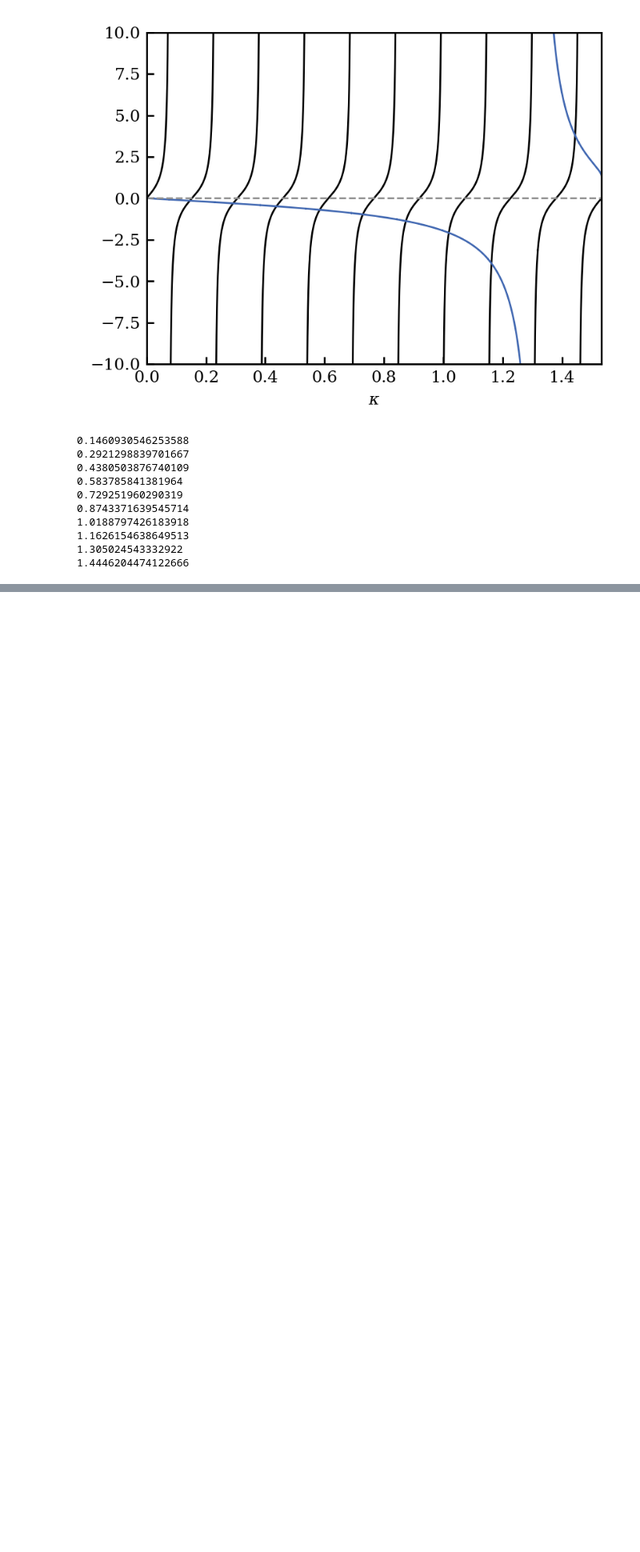
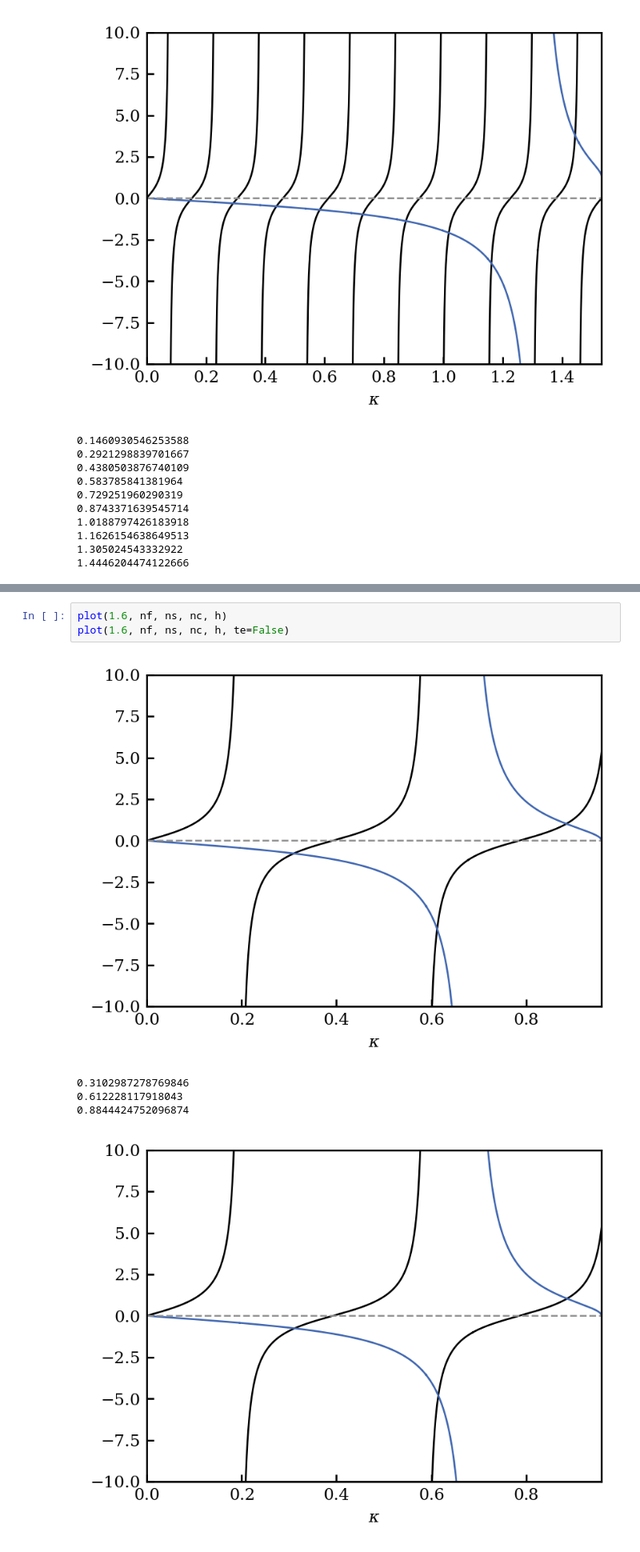
Before and after one commit to dachengx/fundamentals_of_photonics, a Jupyter notebook: hw4.ipynb, the cells around one changed output, grey strips where cells are left out. Shown at 80% size. Drawn from its saved outputs; the diff is of its cells as text; blank space fills up the shorter version.

```diff
--- a/hw4.ipynb
+++ b/hw4.ipynb
@@ -222,0 +248,9 @@ plot(lam, nf, ns, 1.45, n * np.pi / max_kf, te=False)
+# %%
+plot(1.6, nf, ns, nc, h)
+plot(1.6, nf, ns, nc, h, te=False)
+# %% [output]
+[figure, added]
+0.3102987278769846
+0.612228117918043
+0.8844424752096874
+[figure, added]
```
Also changed, not shown: parts of 9 cells of this notebook.
